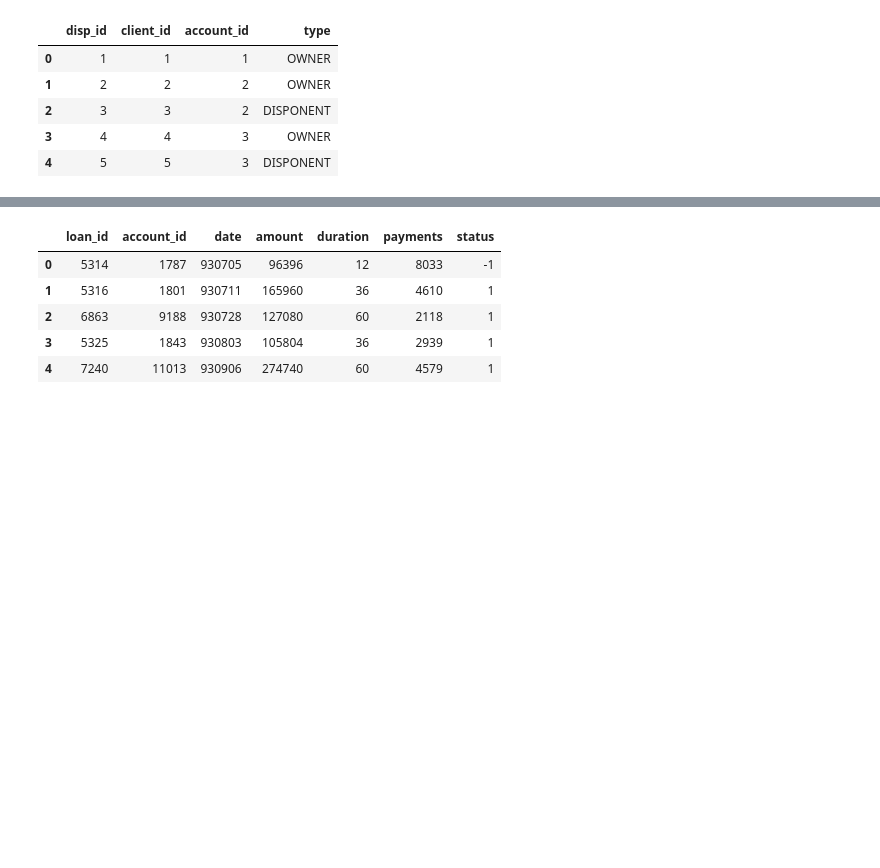
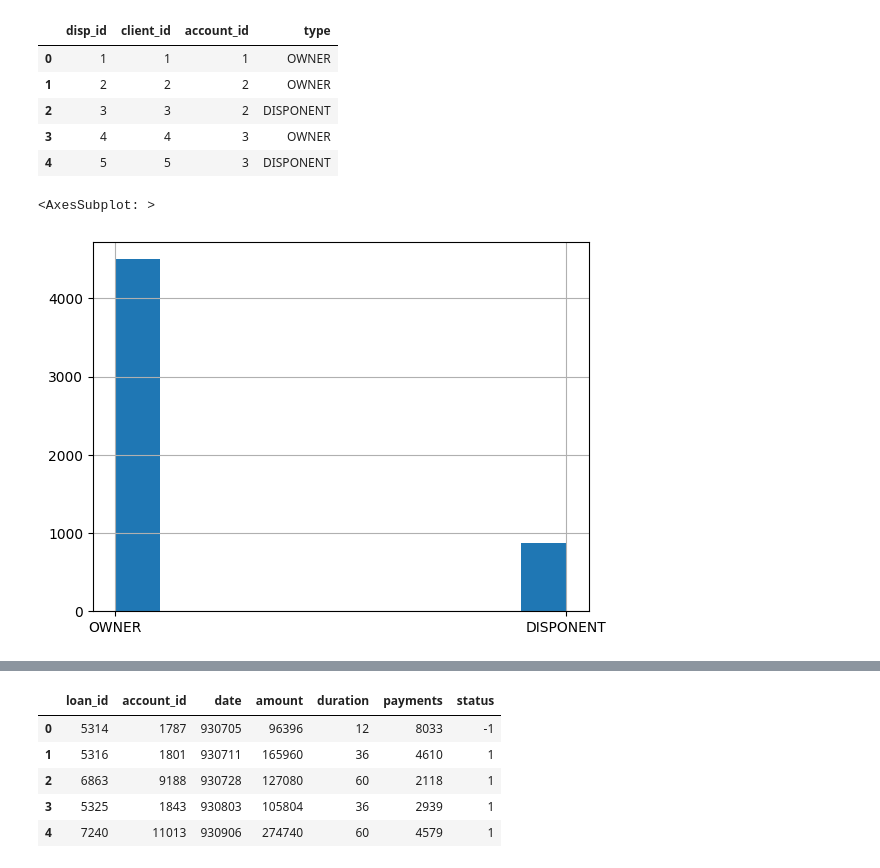
Before and after one commit to biromiro/feup-ac, a Jupyter notebook: loan_pred.ipynb, the cells around one changed output, grey strips where cells are left out. Saved outputs shown, nothing was run; the diff lists cells and outputs as text; code cells hidden in the pictures; blank space fills up the shorter version.

```diff
--- a/loan_pred.ipynb
+++ b/loan_pred.ipynb
@@ -78,6 +82,11 @@ disp.head()
 | 2 | 3 | 3 | 2 | DISPONENT |
 | 3 | 4 | 4 | 3 | OWNER |
 | 4 | 5 | 5 | 3 | DISPONENT |
+# %%
+disp['type'].hist()
+# %% [output]
+<AxesSubplot: >
+[figure, added]
 # %%
 districts.head()
 # encode name, region
```
Also changed, not shown: parts of 11 cells of this notebook.
